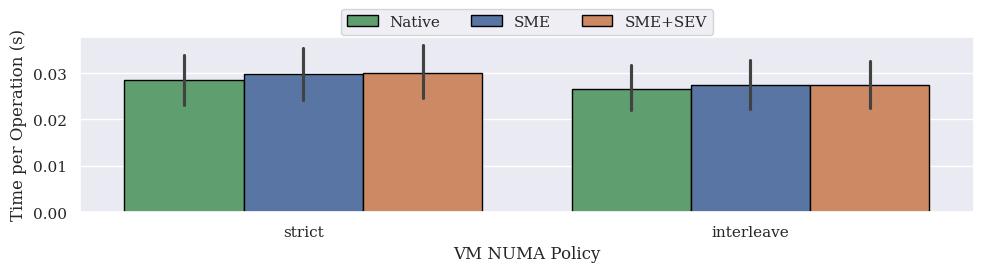
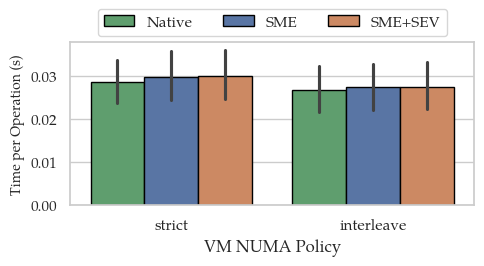
The change to this notebook cell's code, shown as a diff; its figure went from the first image to the second:
--- before
+++ after
@@ -1,3 +1,3 @@
-fig, ax = plt.subplots(figsize=(10, 3))
+fig, ax = plt.subplots(figsize=(5, 3))
 sns.barplot(
     data=df, x="VM_NUMA", y="Time_per_op", hue="Mode",
@@ -6,6 +6,6 @@
 )
 ax.set_xlabel("VM NUMA Policy")
-ax.set_ylabel("Time per Operation (s)")
-ax.legend(title=None, loc="upper center", bbox_to_anchor=(0.5, 1.2), ncol=3)
+ax.set_ylabel("Time per Operation (s)", fontsize=10)
+ax.legend(title=None, loc="upper center", bbox_to_anchor=(0.5, 1.25), ncol=3)
 fig.tight_layout()
 fig.savefig("images/krylov_vm_numa.pdf", bbox_inches="tight")

Commit: plot design adjustments